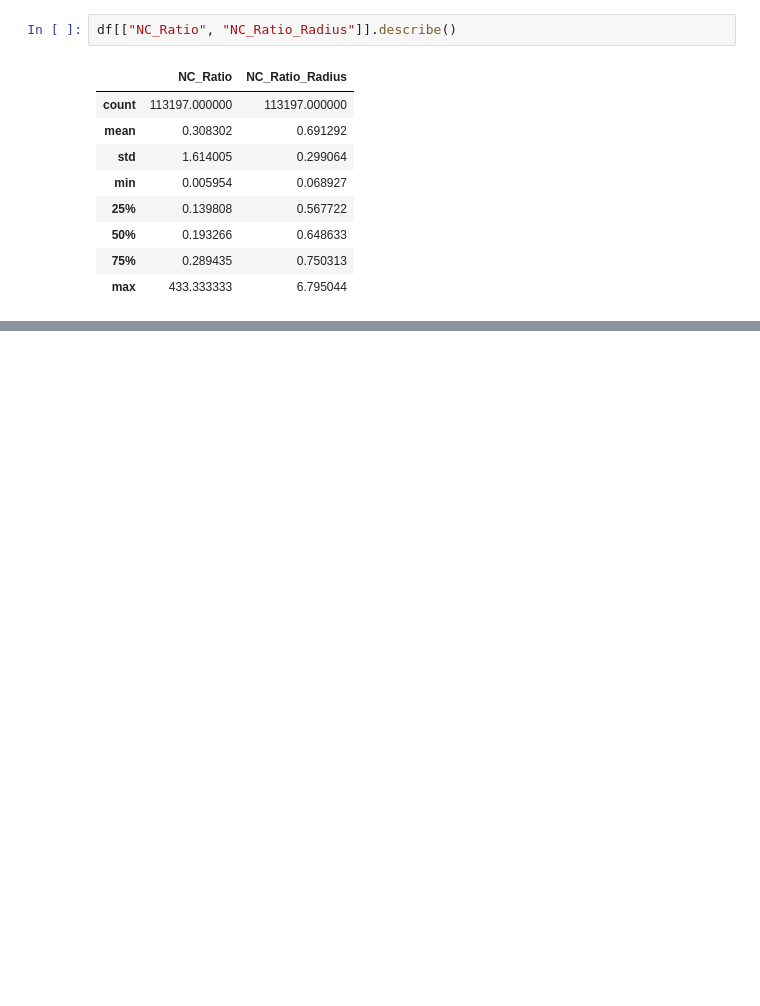
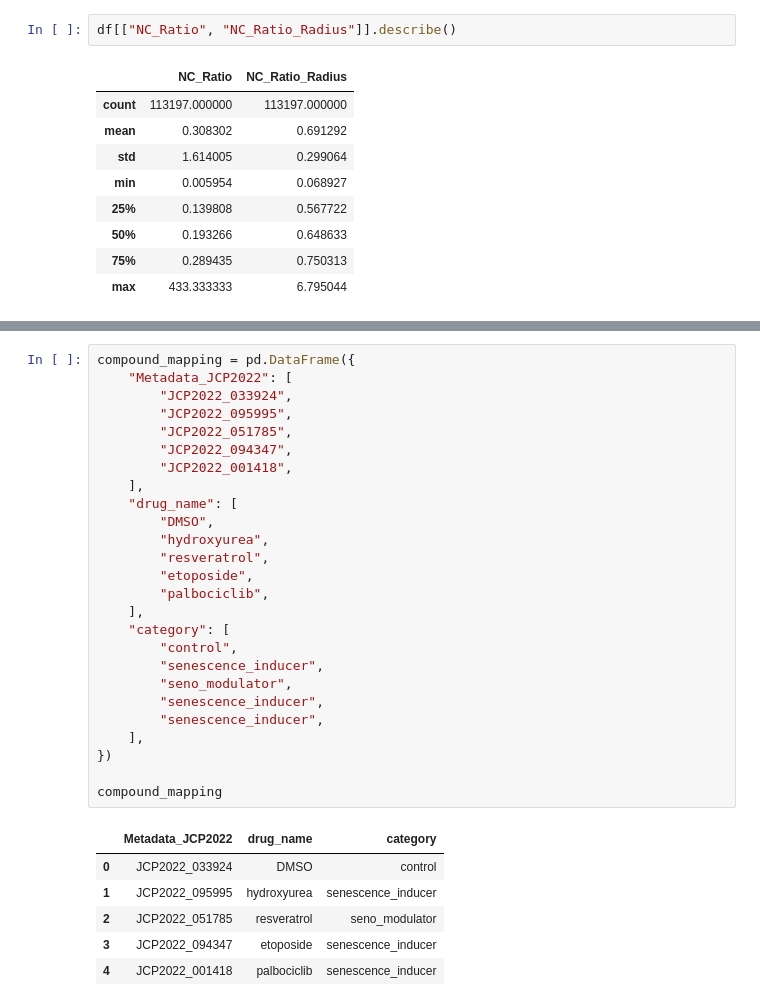
Before and after one commit to Friedrichzhang02/cell-aging-analysis, a Jupyter notebook: notebooks/01_data_overview.ipynb, the cells around one changed output, grey strips where cells are left out. Drawn from its saved outputs; the diff is of its cells as text; blank space fills up the shorter version.

```diff
--- a/notebooks/01_data_overview.ipynb
+++ b/notebooks/01_data_overview.ipynb
@@ -224,3 +224,36 @@ group_summary
 | JCP2022_051785 | 2818.760415 | 4.841249 | 210.136928 | 0.789090 | ... |
 | JCP2022_094347 | 5660.930981 | 5.651454 | 308.646016 | 0.742669 | ... |
 | JCP2022_095995 | 2765.963377 | 4.772875 | 207.639904 | 0.786846 | ... |
+# %%
+compound_mapping = pd.DataFrame({
+    "Metadata_JCP2022": [
+        "JCP2022_033924",
+        "JCP2022_095995",
+        "JCP2022_051785",
+        "JCP2022_094347",
+        "JCP2022_001418",
+    ],
+    "drug_name": [
+        "DMSO",
+        "hydroxyurea",
+        "resveratrol",
+        "etoposide",
+        "palbociclib",
+    ],
+    "category": [
+        "control",
+        "senescence_inducer",
+        "seno_modulator",
+        "senescence_inducer",
+        "senescence_inducer",
+    ],
+})
+
+compound_mapping
+# %% [output]
+|  | Metadata_JCP2022 | drug_name | category |
+| 0 | JCP2022_033924 | DMSO | control |
+| 1 | JCP2022_095995 | hydroxyurea | senescence_inducer |
+| 2 | JCP2022_051785 | resveratrol | seno_modulator |
+| 3 | JCP2022_094347 | etoposide | senescence_inducer |
+| 4 | JCP2022_001418 | palbociclib | senescence_inducer |
```
Also changed, not shown: parts of 5 cells of this notebook.
